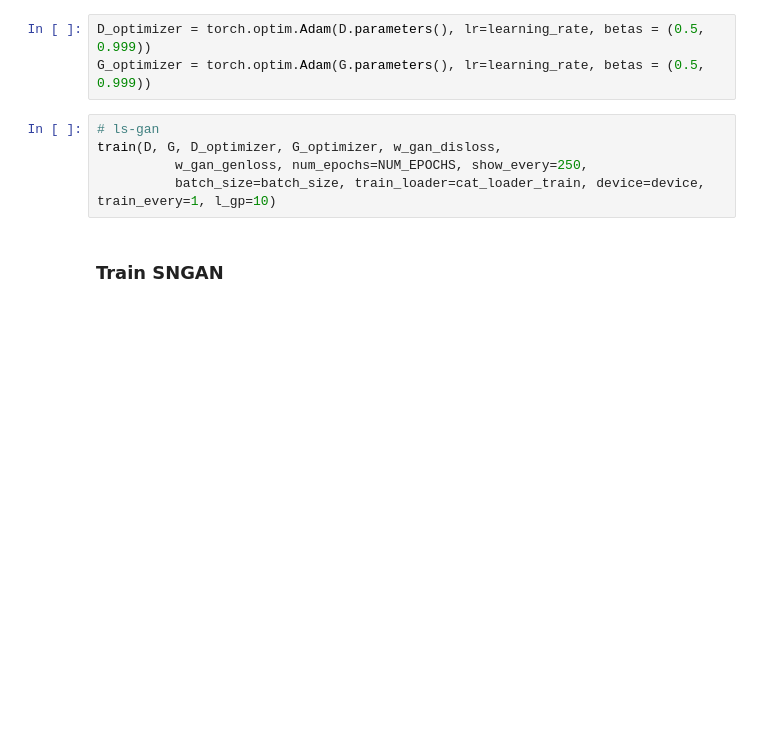
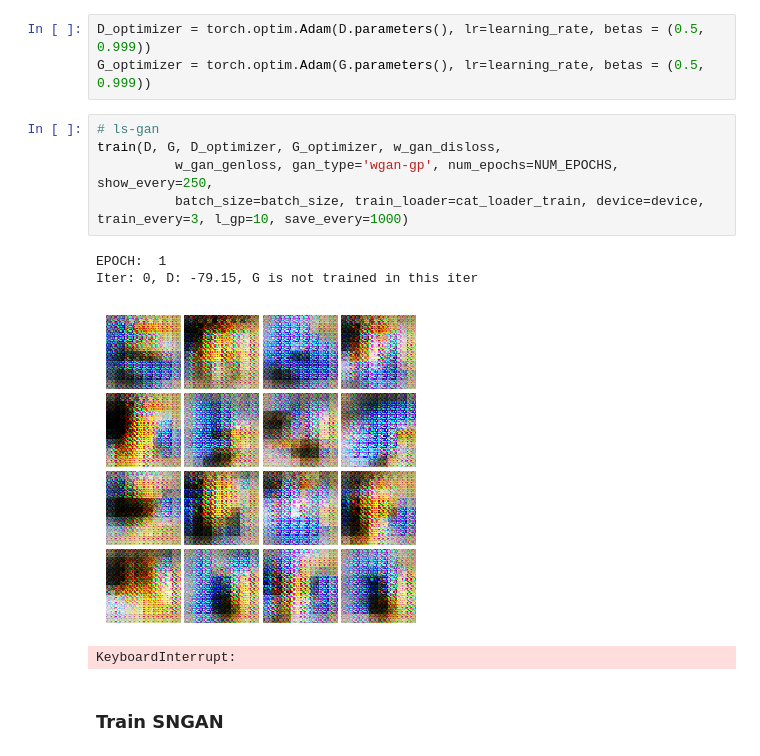
Before and after one commit to LaiEthanLai/UIUC-CS444, a Jupyter notebook: assignment4_materials/MP4.ipynb, the cells around one changed output. Saved outputs shown, nothing was run; the diff lists cells and outputs as text; blank space fills up the shorter version.

Commit message:
save chpt

```diff
--- a/assignment4_materials/MP4.ipynb
+++ b/assignment4_materials/MP4.ipynb
@@ -177,8 +181,13 @@ G_optimizer = torch.optim.Adam(G.parameters(), lr=learning_rate, betas = (0.5, 0
 # %%
 # ls-gan
 train(D, G, D_optimizer, G_optimizer, w_gan_disloss,
-          w_gan_genloss, num_epochs=NUM_EPOCHS, show_every=250,
-          batch_size=batch_size, train_loader=cat_loader_train, device=device, train_every=1, l_gp=10)
+          w_gan_genloss, gan_type='wgan-gp', num_epochs=NUM_EPOCHS, show_every=250,
+          batch_size=batch_size, train_loader=cat_loader_train, device=device, train_every=3, l_gp=10, save_every=1000)
+# %% [output]
+EPOCH:  1
+Iter: 0, D: -79.15, G is not trained in this iter
+[figure, added]
+KeyboardInterrupt:
 # %% [markdown]
 ### Train SNGAN
 # %%
```
Also changed, not shown: parts of 5 cells of this notebook, 1 other file.
